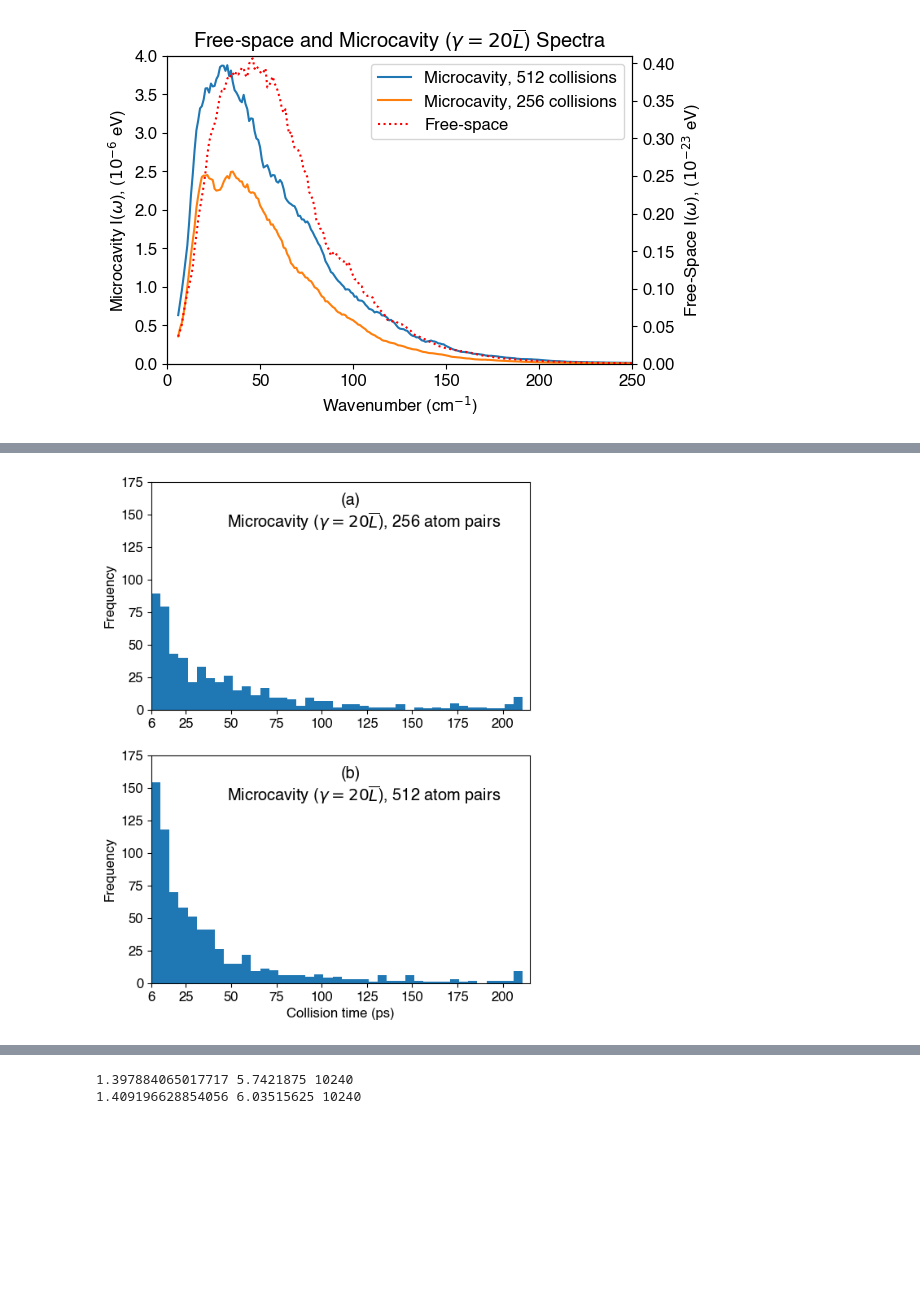
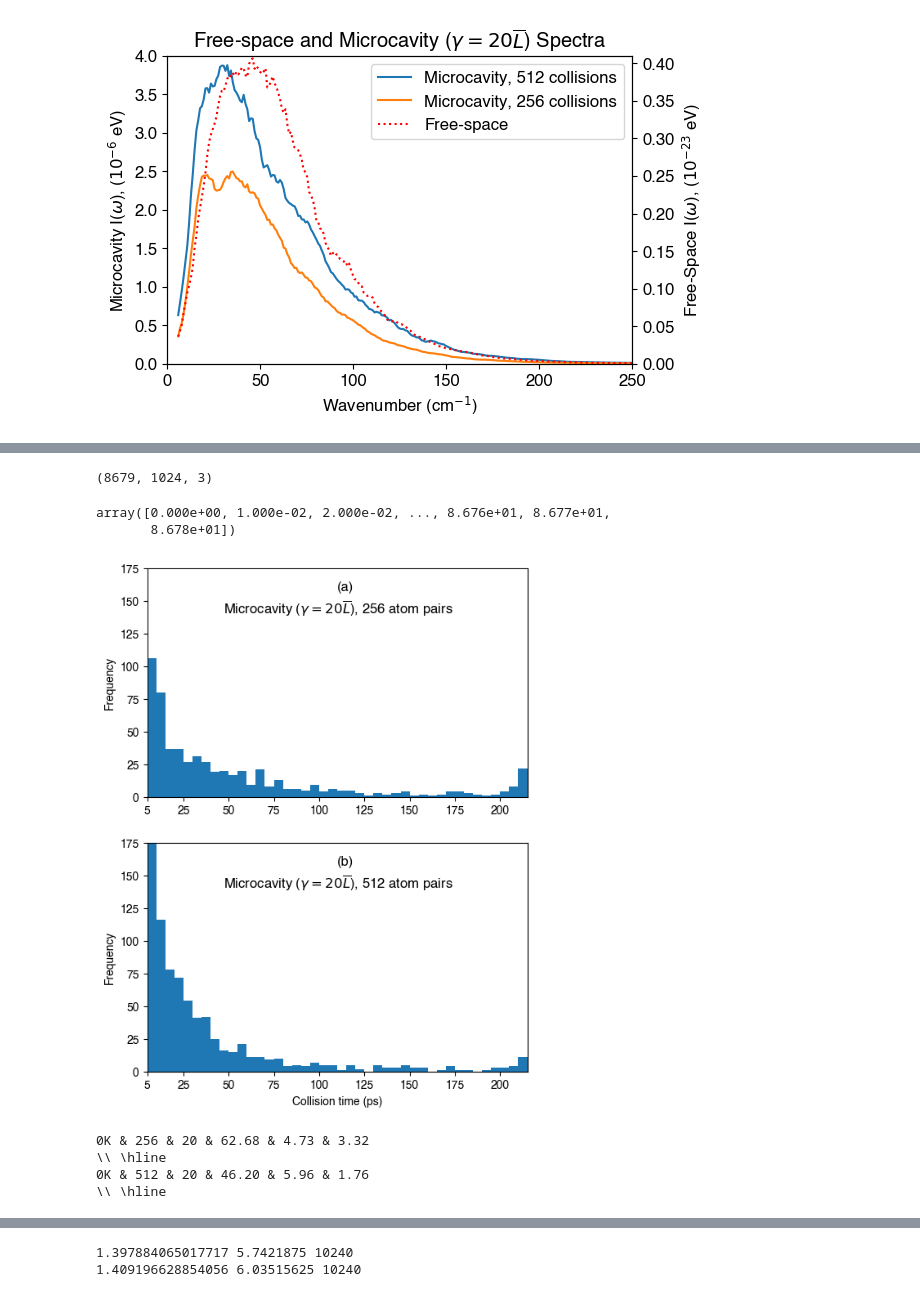
Before and after one commit to RibeiroGroup/Molecular-Dynamics-for-CIS, a Jupyter notebook: src/analyze_monte_carlo.ipynb, the cells around one changed output, grey strips where cells are left out. Cells and saved outputs as stored; diff of their text form; code cells hidden in the pictures; blank space fills up the shorter version.

```diff
--- a/src/analyze_monte_carlo.ipynb
+++ b/src/analyze_monte_carlo.ipynb
@@ -483,7 +465,7 @@ for f_, (no_collision, result_dict) in enumerate(foo.items()):
             )
             rad_profile_.append(rad_profile2)
 
-            del result_dict
+            #del result_dict
 
             n_pickle += 1
             if n_pickle >= limit[no_collision]: break
@@ -556,0 +555,5 @@ gc.collect()
+# %%
+fig,ax = plt.subplots()
+
+i = 2
+ax.plot(np.arange(len(dipole[:,i])),dipole[:,i])
@@ -557,3 +563,21 @@ gc.collect()
+# %%
+np.array(dvec_list).shape
+# %% [output]
+(8679, 1024, 3)
+# %%
+result_dict['atoms'].observable['t'] - timeline[0]
+# %% [output]
+array([0.000e+00, 1.000e-02, 2.000e-02, ..., 8.676e+01, 8.677e+01,
+       8.678e+01])
+# %%
+dipole = []
+dvec_list = result_dict['atoms'].observable['dipole']
+timeline = np.array(result_dict['atoms'].observable['t'])
+timeline -= timeline[0]
+for i in range(len(result_dict['atoms'].observable['t'])):
+    dipole.append(np.einsum('ni,ni->n',dvec_list[i],dvec_list[i]))
+
+dipole = np.array(dipole)[:,:512]
 # %%
 fig[1].savefig("figure/SI/boltzmann_cavity_spectrum_20L.jpeg",dpi = 600,bbox_inches = 'tight')
 # %%
@@ -561,6 +585,7 @@ fig[1].savefig("figure/SI/boltzmann_cavity_spectrum_20L.jpeg",dpi = 600,bbox_inc
 # HISTOGRAM OF COLLISION TIME    #
 # Initially zero amplitude field #
 ##################################
+assoc_limit = 5
 
 fig,ax = plt.subplots(2,1, figsize = (6,8))
 
@@ -581,7 +606,7 @@ for j,(no_collision, result_dict) in enumerate(foo.items()):
         ct = getall_colliding_time(cavityfield_result_dict, limit = limit[no_collision])
         ct = np.array(ct, dtype = np.float32)
 
-        frame = np.arange(5.9999, 214.9999, 4.9999, dtype = np.float32)
+        frame = np.arange(assoc_limit - 0.0001, 214.9999, 4.9999, dtype = np.float32)
         bin2 = ax[j].hist(ct, frame)
 
         food.update({coup_str : ct})
@@ -592,43 +617,49 @@ for j,(no_collision, result_dict) in enumerate(foo.items()):
         ax[j].yaxis.set_major_formatter('{x:.0f}')
 
         ax[j].xaxis.set_major_locator(MultipleLocator(25))
-        ax[j].set_xticks(list(ax[j].get_xticks()) + [6])
-        ax[j].set_xlim(6,215)
+        ax[j].set_xticks(list(ax[j].get_xticks()) + [assoc_limit])
+        ax[j].set_xlim(assoc_limit, 215)
 
         ax[j].set_ylim(0,30)
         ax[j].yaxis.set_major_locator(MultipleLocator(10))
 
         ax[j].set_ylim(0,175)
         ax[j].yaxis.set_major_locator(MultipleLocator(25))
 
         ax[j].annotate(
             '({})'.format(letters[j]),
             xy = (0.5,0.9), xycoords = 'axes fraction',
             size = 'large', )
 
     ct_dict.update({no_collision: food})
 
 ax[1].set_xlabel('Collision time (ps)')
 #ax[1,2].set_xlabel('Colliding time (ps)')
 
 ax[0].set_ylabel('Frequency')
 ax[1].set_ylabel('Frequency')
 
 #ax[0].annotate(r'cavity, 256 atom pairs, $\gamma = 10L$',xy = (0.05,0.8), xycoords = 'axes fraction', fontsize = 'x-large')
 #ax[0].annotate(r'cavity, 512 atom pairs, $\gamma = 10L$',xy = (0.05,0.8), xycoords = 'axes fraction', fontsize = 'x-large')
 ax[0].annotate(r'Microcavity ($\gamma = 20\overline{L}$), 256 atom pairs',xy = (0.2,0.8), xycoords = 'axes fraction', fontsize = 'large')
 ax[1].annotate(r'Microcavity ($\gamma = 20\overline{L}$), 512 atom pairs',xy = (0.2,0.8), xycoords = 'axes fraction', fontsize = 'large')
 
 fig.savefig(fig_root + 'histogram.jpeg',dpi=600, bbox_inches = 'tight')
 # %% [output]
-[figure, old version]
+[figure, new version]
 # %%
 gamma_coup_str_dict = {"Lxy1e1" : 10, "Lxy2e1" : 20}
+assoc_limit = 10
 for i, foo in ct_dict.items():
     for coup_str, ct in foo.items():
         #print(i, coup_str,len(ct[ct > 6]),  np.mean(ct[ct > 6]), len(ct[ct > 200]), len(ct))
-        print("0K & {} & {} & {:.2f} $\pm$ {:.2f} & {:.2f} & {:.2f}".format(
-            i ,gamma_coup_str_dict[coup_str],np.mean(ct[ct > 6]),np.std(ct[ct > 6]), len(ct[ct > 6]) * 100 / len(ct),
+        print("0K & {} & {} & {:.2f} & {:.2f} & {:.2f}".format(
+            i ,gamma_coup_str_dict[coup_str],np.mean(ct[ct > assoc_limit]), len(ct[ct > assoc_limit]) * 100 / len(ct),
             len(ct[ct > 200]) * 1000 / len(ct))
              )
         print("\\\\ \hline")
+# %% [output]
+0K & 256 & 20 & 62.68 & 4.73 & 3.32
+\\ \hline
+0K & 512 & 20 & 46.20 & 5.96 & 1.76
+\\ \hline
```
Also changed, not shown: parts of 9 cells of this notebook, 3 other files.
